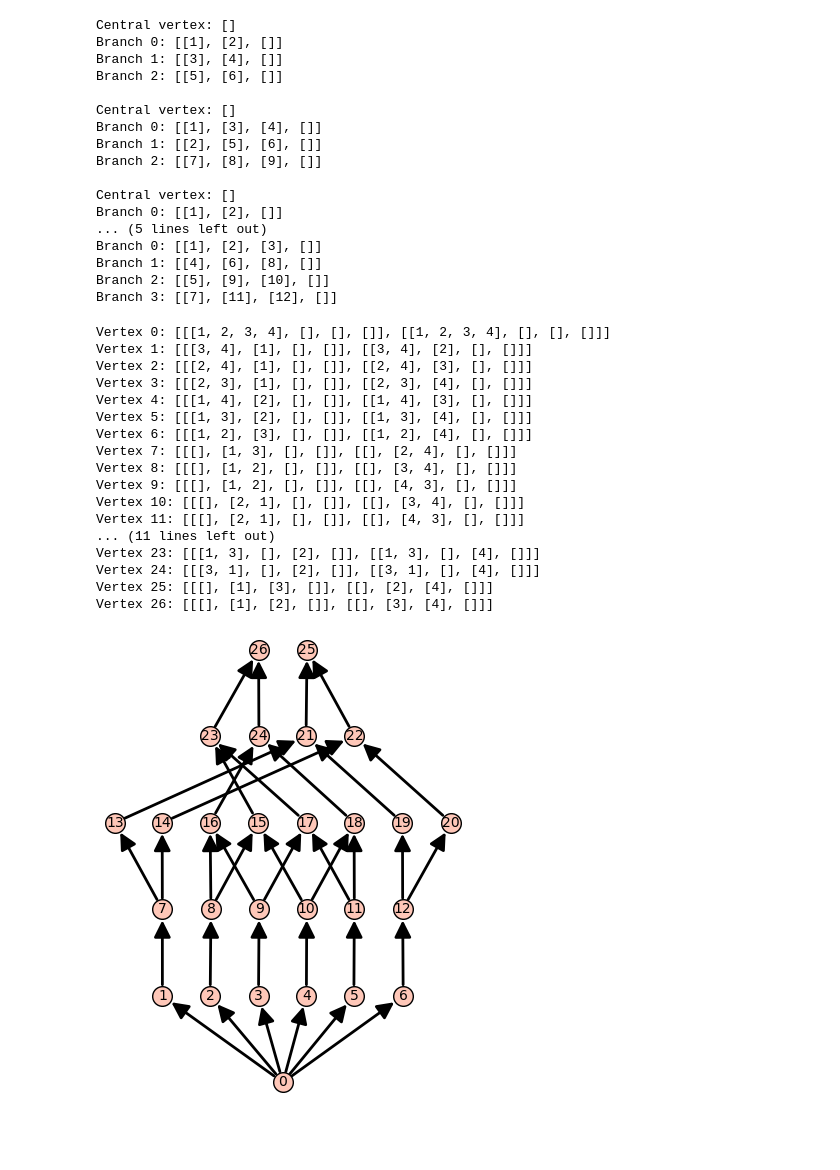
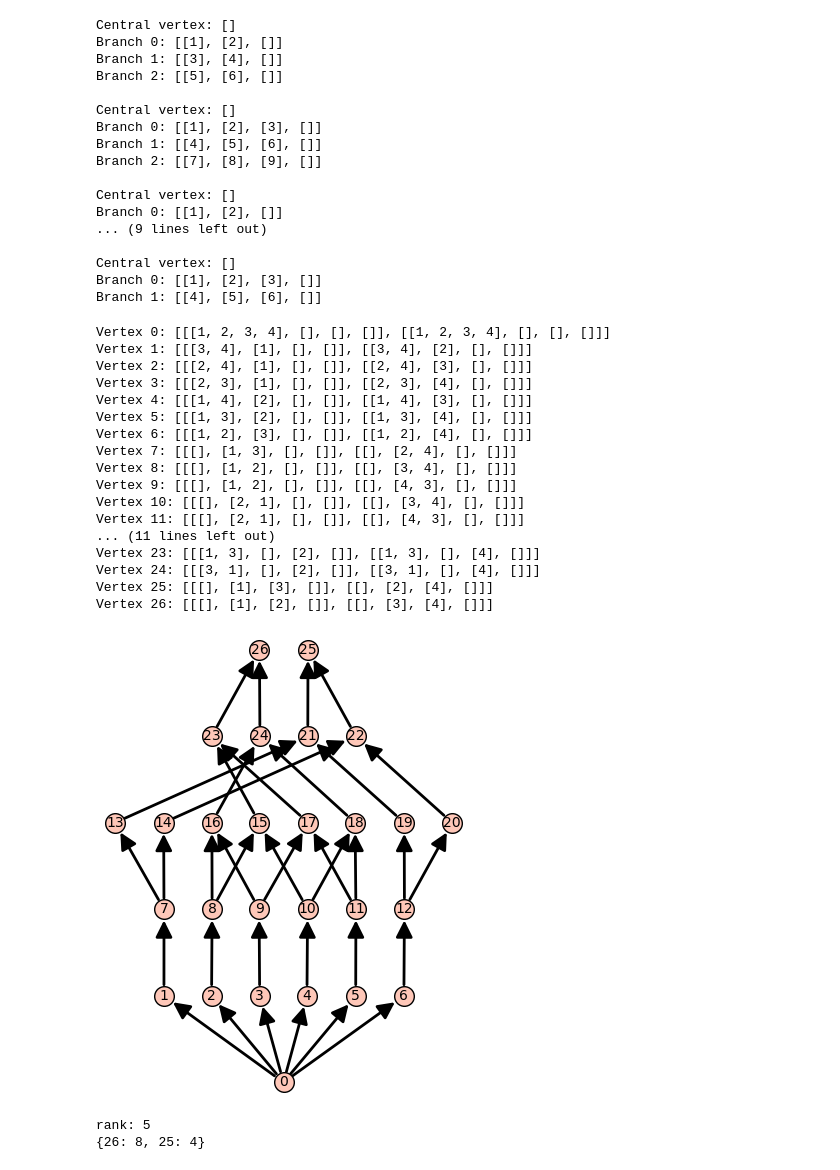
Before and after one commit to gonz0800/UMNs25-chip-firing, a Jupyter notebook: star-firing-poset.ipynb, the cells around one changed output. Drawn from its saved outputs; the diff is of its cells as text; code cells hidden in the pictures; blank space fills up the shorter version.

Commit message:
Updated to fix bugs and get poset info

```diff
--- a/star-firing-poset.ipynb
+++ b/star-firing-poset.ipynb
@@ -202,6 +202,8 @@ playGame(4,2)
 print(" ")
 playGame(4,3)
 print(" ")
+playGame(2,3)
+print(" ")
 # %% [output]
 Central vertex: []
 Branch 0: [[1], [2], []]
@@ -209,26 +211,28 @@ Branch 1: [[3], [4], []]
 Branch 2: [[5], [6], []]
 
 Central vertex: []
-Branch 0: [[1], [3], [4], []]
-Branch 1: [[2], [5], [6], []]
+Branch 0: [[1], [2], [3], []]
+Branch 1: [[4], [5], [6], []]
 Branch 2: [[7], [8], [9], []]
 
 Central vertex: []
 Branch 0: [[1], [2], []]
-... (5 lines left out)
+... (9 lines left out)
+
+Central vertex: []
 Branch 0: [[1], [2], [3], []]
-Branch 1: [[4], [6], [8], []]
-Branch 2: [[5], [9], [10], []]
-Branch 3: [[7], [11], [12], []]
+Branch 1: [[4], [5], [6], []]
 # %%
 # Versions of the functions from above but that fire specific chips instead of randomized (for building the poset)
 
 def fireCentralSp(og_config,og_chips):
     config = copy.deepcopy(og_config)
     chipsFired = copy.deepcopy(og_chips)
+    # print(f"chipsFired: {chipsFired}")
     k = len(config)
     if len(config[0][0]) >= k:
         for chip in chipsFired:
+            # print(f"removing chip {chip} from config[0][0] {config[0][0]}")
             config[0][0].remove(chip)
         for i in range(k):
             chip = min(chipsFired)
@@ -294,15 +298,33 @@ def all_pairs(lst):
 # lst = [1, 2, 3, 4]
 # result = all_pairs(lst)
 # print("All pairs:", result)
+
+# PROMPT: write a program that returns all tuples in a list of length k
+
+import itertools
+
+def all_tuples(lst, k):
+    # Generate all combinations of length k
+    return list(itertools.combinations(lst, k))
+
+# # Example usage:
+# lst = [1, 2, 3, 4]
+# k = 2  # Length of the tuple
+# result = all_tuples(lst, k)
+# print("All tuples:", result)
+
 #########
 
 def getFirableSp(og_config):
     config = copy.deepcopy(og_config)
+    # print(f"config: {config}")
     k = len(config)
     l = len(config[0])
     firable = []
-    firable_at_zero = subsets_of_k(config[0],k)
+    firable_at_zero = all_tuples(config[0][0],k) # I think solved problem: "worked" when this was subsets_of_k and config[0] but that isn't right; we don't want all the k-tuples on branch 0 we want all the k-tuples on vertex 0
+    # print(f"firable at zero: {firable_at_zero}")
     for ktup in firable_at_zero:
+        # print(f"firing {ktup}")
         if fireCentralSp(config,list(ktup)) is not None:
             firable.append([0,0,list(ktup)])
     for b in range(k):
@@ -324,8 +346,6 @@ def getFirableSp(og_config):
 # newest_config = fireBranchSp(newer_config,1,1,[3,5])
 # print(newest_config)
 # %%
-# in the process of modifying this for the star
-
 # PROMPT: write a function that will take in a list of lists called inConfig, and then use the function you wrote called find_pairs to find all the pairs of numbers that appear in the same sublist. Then, for each pair, use the function you wrote called move_numbers_in_vectors with inputs inConfig and the pair of numbers to get a new list for each pair. Record all of these lists in a list called reachableConfigs. Then, repeat this process to each of the new lists, and continue until none of the new lists have any pairs of numbers that appear in the same sublist. Then output "Done"
 
 # Modified after generation, then modified again for the star
@@ -373,7 +393,7 @@ def generate_reachable_configs(config):
 
 
 # test
-config = setStar(3,2)
+config = setStar(2,3)
 generate_reachable_configs(config)
 
 
@@ -406,31 +426,45 @@ def genEdges(config):
                 pass
     return edges
 
 # test
 config = setStar(2,2)
 reachables = generate_reachable_configs(config)
 edges = genEdges(config)
 digraph = DiGraph(edges)
 for v in digraph.vertices():
     print(f"Vertex {v}: {reachables[v]}")
 poset = Poset(digraph)
 poset.show()
+
+rnk = poset.rank()
+max_elts = poset.maximal_elements()
+max_elts_ct = {}
+for elt in max_elts:
+    max_elts_ct[elt] = 0
+for chain in poset.maximal_chains():
+    for elt in max_elts:
+        if chain[rnk] == elt:
+            max_elts_ct[elt] += 1
+print(f"rank: {rnk}")
+print(max_elts_ct)
 # %% [output]
 Vertex 0: [[[1, 2, 3, 4], [], [], []], [[1, 2, 3, 4], [], [], []]]
 Vertex 1: [[[3, 4], [1], [], []], [[3, 4], [2], [], []]]
 Vertex 2: [[[2, 4], [1], [], []], [[2, 4], [3], [], []]]
 Vertex 3: [[[2, 3], [1], [], []], [[2, 3], [4], [], []]]
 Vertex 4: [[[1, 4], [2], [], []], [[1, 4], [3], [], []]]
 Vertex 5: [[[1, 3], [2], [], []], [[1, 3], [4], [], []]]
 Vertex 6: [[[1, 2], [3], [], []], [[1, 2], [4], [], []]]
 Vertex 7: [[[], [1, 3], [], []], [[], [2, 4], [], []]]
 Vertex 8: [[[], [1, 2], [], []], [[], [3, 4], [], []]]
 Vertex 9: [[[], [1, 2], [], []], [[], [4, 3], [], []]]
 Vertex 10: [[[], [2, 1], [], []], [[], [3, 4], [], []]]
 Vertex 11: [[[], [2, 1], [], []], [[], [4, 3], [], []]]
 ... (11 lines left out)
 Vertex 23: [[[1, 3], [], [2], []], [[1, 3], [], [4], []]]
 Vertex 24: [[[3, 1], [], [2], []], [[3, 1], [], [4], []]]
 Vertex 25: [[[], [1], [3], []], [[], [2], [4], []]]
 Vertex 26: [[[], [1], [2], []], [[], [3], [4], []]]
-[figure, old version]
+[figure, new version]
+rank: 5
+{26: 8, 25: 4}
```
Also changed, not shown: parts of 2 cells of this notebook.
